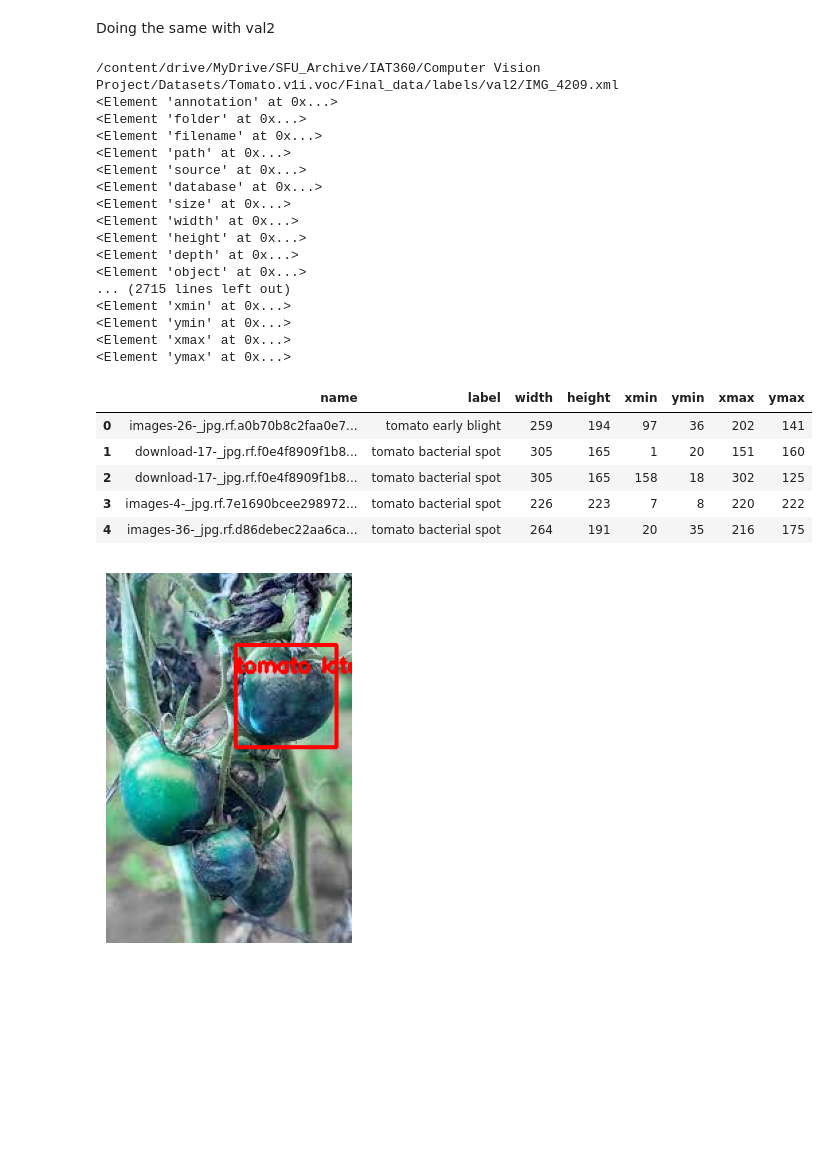
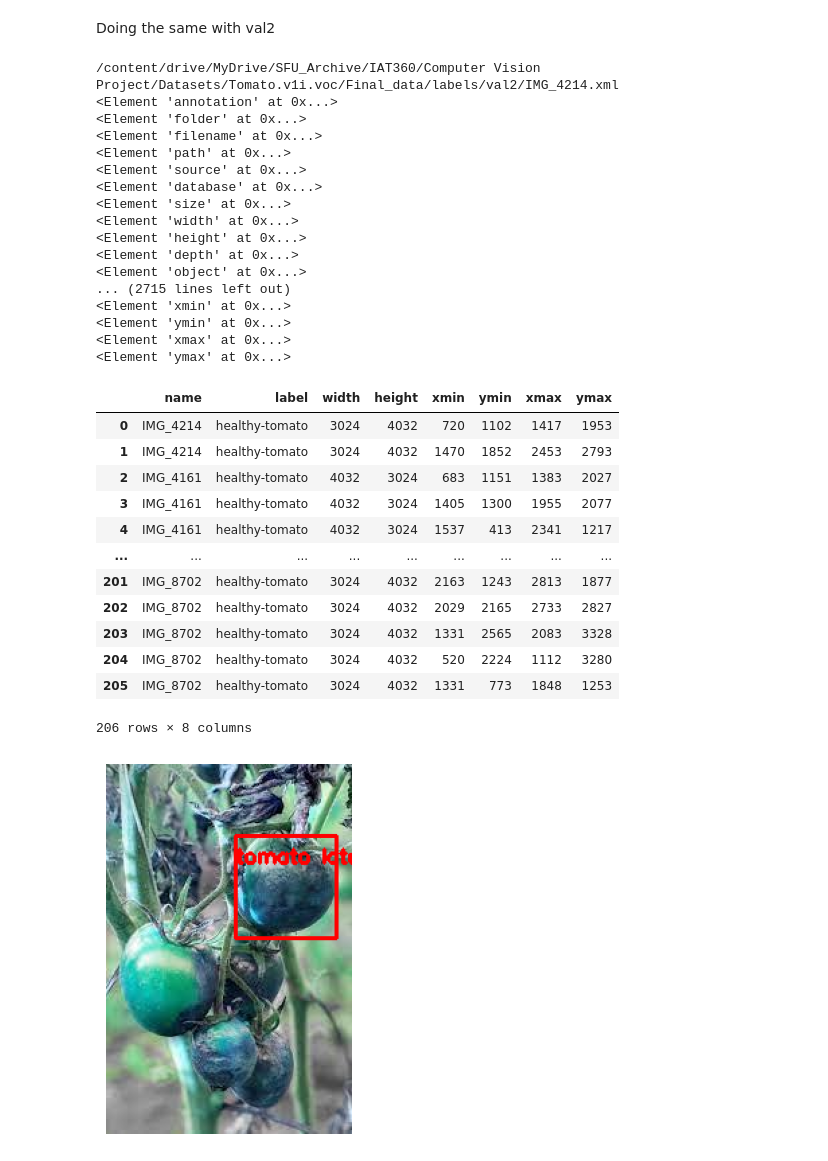
Before and after one commit to jaspergass/Tomato-Object-Detection, a Jupyter notebook: Tomato_Object_Detection2.ipynb, the cells around one changed output. Drawn from its saved outputs; the diff is of its cells as text; code cells hidden in the pictures; blank space fills up the shorter version.

Commit message:
dataframe for validation 2 set is working. my images will display with bounding boxes, but wallace's will not. up to index 81.

```diff
--- a/Tomato_Object_Detection2.ipynb
+++ b/Tomato_Object_Detection2.ipynb
@@ -94,7 +94,7 @@ for file in os.listdir(my_data_dir):
         image = image.convert("RGB")
         new_filename = os.path.splitext(file)[0] + ".jpg"
         image.save(os.path.join(image_dir,"val2", new_filename), "JPEG")
-        #shutil.copy(os.path.join(test_dir, file), os.path.join(image_dir, "val"))
+        shutil.copy(os.path.join(test_dir, file), os.path.join(image_dir, "val"))
 # %% [markdown]
 Visualizing some sample pictures from the dataset
 # %%
@@ -285,28 +285,28 @@ for idx, anno in enumerate(glob.glob(label_dir+"/val2" + '/*.xml')):
             for attr in list(item):
                 if 'name' in attr.tag:
                     label = attr.text
-                    df['label'] += [label]
-                    df['width'] += [width]
-                    df['height'] += [height]
-                    df['name'] += [anno.split('/')[-1][0:-4]]
+                    df3['label'] += [label]
+                    df3['width'] += [width]
+                    df3['height'] += [height]
+                    df3['name'] += [anno.split('/')[-1][0:-4]]
 
                 if 'bndbox' in attr.tag:
                     for dim in attr:
                         if dim.tag == 'xmin':
                             xmin = int(round(float(dim.text)))
-                            df['xmin'] += [xmin]
+                            df3['xmin'] += [xmin]
 
                         if dim.tag == 'ymin':
                             ymin = int(round(float(dim.text)))
-                            df['ymin'] += [ymin]
+                            df3['ymin'] += [ymin]
                         if dim.tag == 'xmax':
                             xmax = int(round(float(dim.text)))
-                            df['xmax'] += [xmax]
+                            df3['xmax'] += [xmax]
                         if dim.tag == 'ymax':
                             ymax = int(round(float(dim.text)))
-                            df['ymax'] += [ymax]
+                            df3['ymax'] += [ymax]
 # %% [output]
-/content/drive/MyDrive/SFU_Archive/IAT360/Computer Vision Project/Datasets/Tomato.v1i.voc/Final_data/labels/val2/IMG_4209.xml
+/content/drive/MyDrive/SFU_Archive/IAT360/Computer Vision Project/Datasets/Tomato.v1i.voc/Final_data/labels/val2/IMG_4214.xml
 <Element 'annotation' at 0x...>
 <Element 'folder' at 0x...>
 <Element 'filename' at 0x...>
@@ -326,18 +326,26 @@ for idx, anno in enumerate(glob.glob(label_dir+"/val2" + '/*.xml')):
 # %%
 import pandas as pd
 train_df = pd.DataFrame(df)
 val_df=pd.DataFrame(df2)
-val2_df = pd.DataFrame(df3)
+val2_df=pd.DataFrame(df3)
 #df1.head()
-# val2_df.head()
-val_df.head()
+
+# val_df.head()
+val2_df
 # %% [output]
 |  | name | label | width | height | xmin | ymin | xmax | ymax |
-| 0 | images-26-_jpg.rf.a0b70b8c2faa0e7... | tomato early blight | 259 | 194 | 97 | 36 | 202 | 141 |
-| 1 | download-17-_jpg.rf.f0e4f8909f1b8... | tomato bacterial spot | 305 | 165 | 1 | 20 | 151 | 160 |
-| 2 | download-17-_jpg.rf.f0e4f8909f1b8... | tomato bacterial spot | 305 | 165 | 158 | 18 | 302 | 125 |
-| 3 | images-4-_jpg.rf.7e1690bcee298972... | tomato bacterial spot | 226 | 223 | 7 | 8 | 220 | 222 |
-| 4 | images-36-_jpg.rf.d86debec22aa6ca... | tomato bacterial spot | 264 | 191 | 20 | 35 | 216 | 175 |
+| 0 | IMG_4214 | healthy-tomato | 3024 | 4032 | 720 | 1102 | 1417 | 1953 |
+| 1 | IMG_4214 | healthy-tomato | 3024 | 4032 | 1470 | 1852 | 2453 | 2793 |
+| 2 | IMG_4161 | healthy-tomato | 4032 | 3024 | 683 | 1151 | 1383 | 2027 |
+| 3 | IMG_4161 | healthy-tomato | 4032 | 3024 | 1405 | 1300 | 1955 | 2077 |
+| 4 | IMG_4161 | healthy-tomato | 4032 | 3024 | 1537 | 413 | 2341 | 1217 |
+| ... | ... | ... | ... | ... | ... | ... | ... | ... |
+| 201 | IMG_8702 | healthy-tomato | 3024 | 4032 | 2163 | 1243 | 2813 | 1877 |
+| 202 | IMG_8702 | healthy-tomato | 3024 | 4032 | 2029 | 2165 | 2733 | 2827 |
+| 203 | IMG_8702 | healthy-tomato | 3024 | 4032 | 1331 | 2565 | 2083 | 3328 |
+| 204 | IMG_8702 | healthy-tomato | 3024 | 4032 | 520 | 2224 | 1112 | 3280 |
+| 205 | IMG_8702 | healthy-tomato | 3024 | 4032 | 1331 | 773 | 1848 | 1253 |
+206 rows × 8 columns
 # %%
 index= 10 #picture to visualize
 
```
Also changed, not shown: parts of 2 cells of this notebook.
